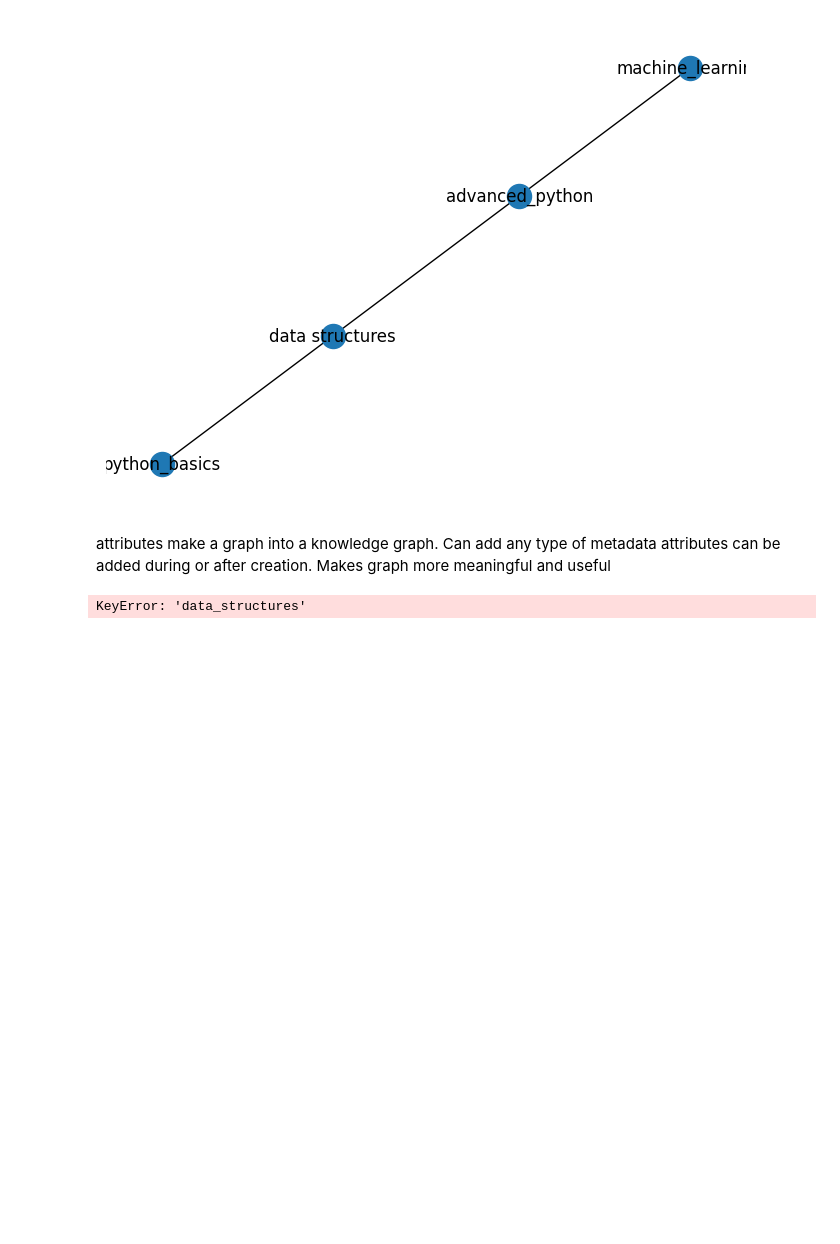
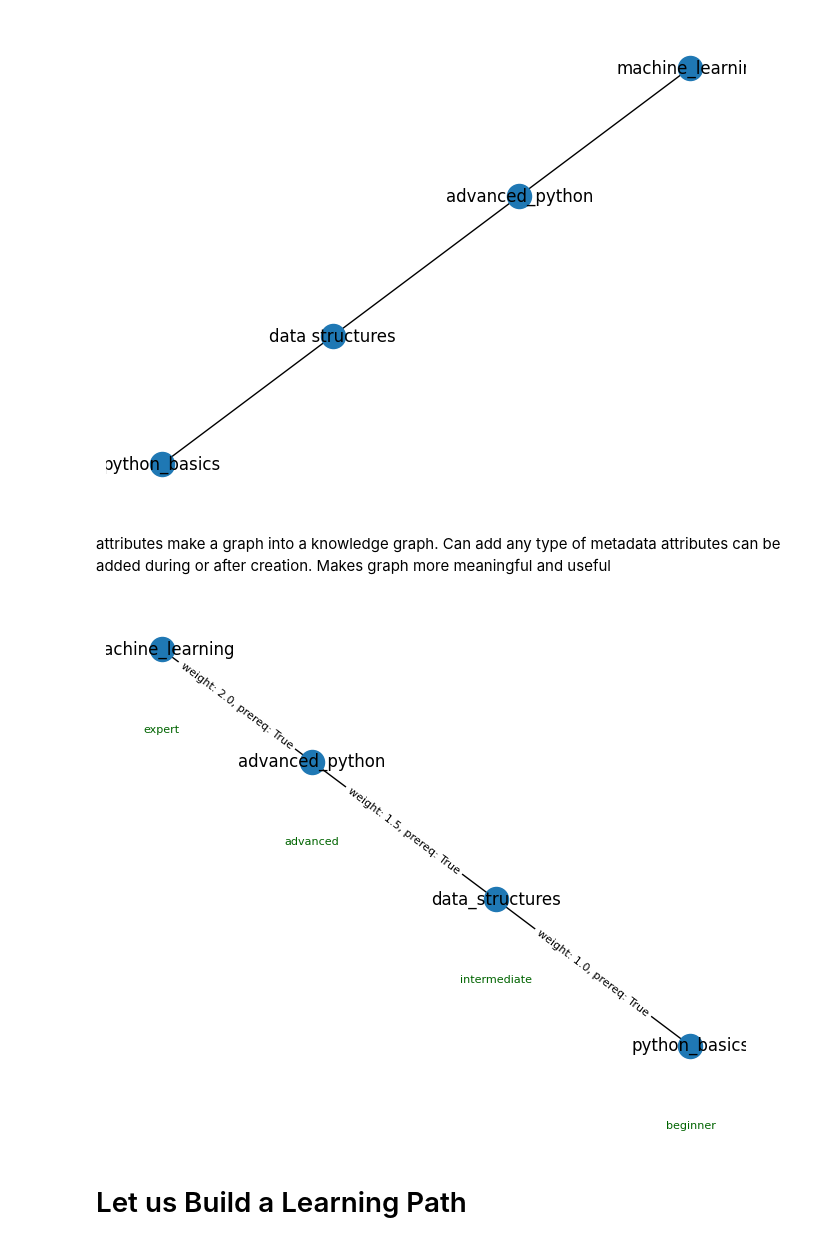
Before and after one commit to sarikasea/Knowledge-Graphs-Using-NetworkX, a Jupyter notebook: knowledge_graphs_using_NetworkX.ipynb, the cells around one changed output. Drawn from its saved outputs; the diff is of its cells as text; code cells hidden in the pictures; blank space fills up the shorter version.

```diff
--- a/knowledge_graphs_using_NetworkX.ipynb
+++ b/knowledge_graphs_using_NetworkX.ipynb
@@ -61,6 +61,9 @@ plt.show()
 attributes make a graph into a knowledge graph. Can add any type of metadata attributes can be added during or after creation.  Makes graph more meaningful and useful
 # %%
 # Node attributes
+# Initialize an empty graph
+G = nx.Graph()
+
 topics = {
     'python_basics': {'difficulty': 'beginner', 'description': 'Basic Python concepts'},
     'data_structures': {'difficulty': 'intermediate', 'description': 'Data structures in Python'},
@@ -69,34 +72,40 @@ topics = {
 }
 
 for node, attrs in topics.items():
-    G.nodes[node].update(attrs)
+   G.add_node(node)
+   G.nodes[node].update(attrs)
 
 # Edge attributes
 edge_attributes = {
     ('python_basics', 'data_structures'): {'weight': 1.0, 'prerequisite': True},
     ('data_structures', 'advanced_python'): {'weight': 1.5, 'prerequisite': True},
     ('advanced_python', 'machine_learning'): {'weight': 2.0, 'prerequisite': True}
 }
 
 for edge, attrs in edge_attributes.items():
-    G.edges[edge].update(attrs)
+    G.add_edge(edge[0], edge[1]) # Add the edge to the graph
+    G.edges[edge].update(attrs) # Now update its attributes
+
+
 
 # Visualization
 pos = nx.spring_layout(G)
 
 # Draw nodes and edges
 nx.draw(G, pos, with_labels=True)
 
 # Add node attributes with an offset
 node_labels = {node: data['difficulty'] for node, data in G.nodes(data=True)}
 for node, (x, y) in pos.items():
     plt.text(x, y - 0.05, node_labels[node], fontsize=8, ha='center', color='darkgreen')
 
 # Add edge attributes as labels
 edge_labels = {(u, v): f"weight: {d['weight']}, prereq: {d['prerequisite']}"
                for u, v, d in G.edges(data=True)}
 nx.draw_networkx_edge_labels(G, pos, edge_labels=edge_labels, font_size=8)
 
 plt.show()
 # %% [output]
-KeyError: 'data_structures'
+[figure, added]
+# %% [markdown]
+# Let us Build a Learning Path
```
